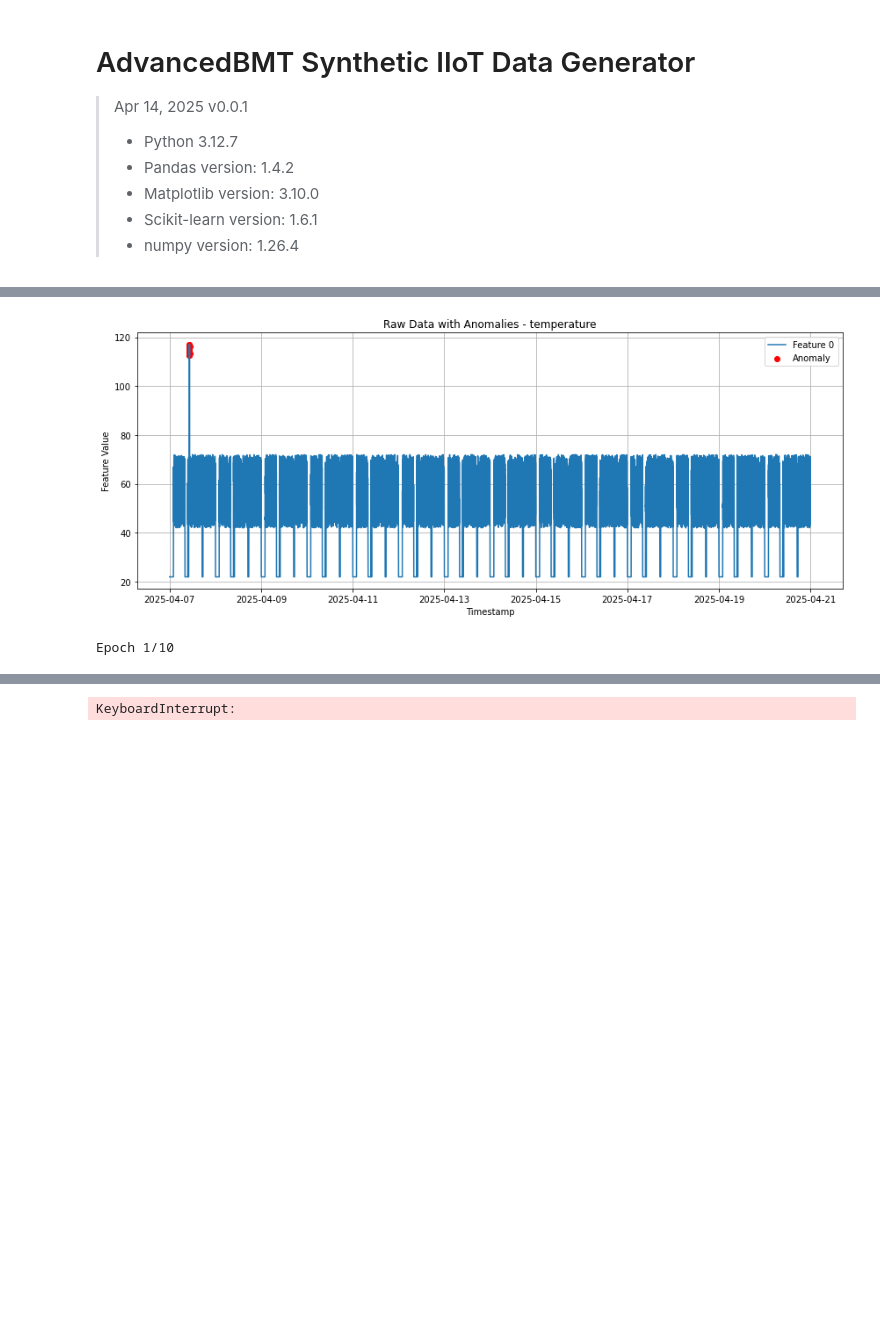
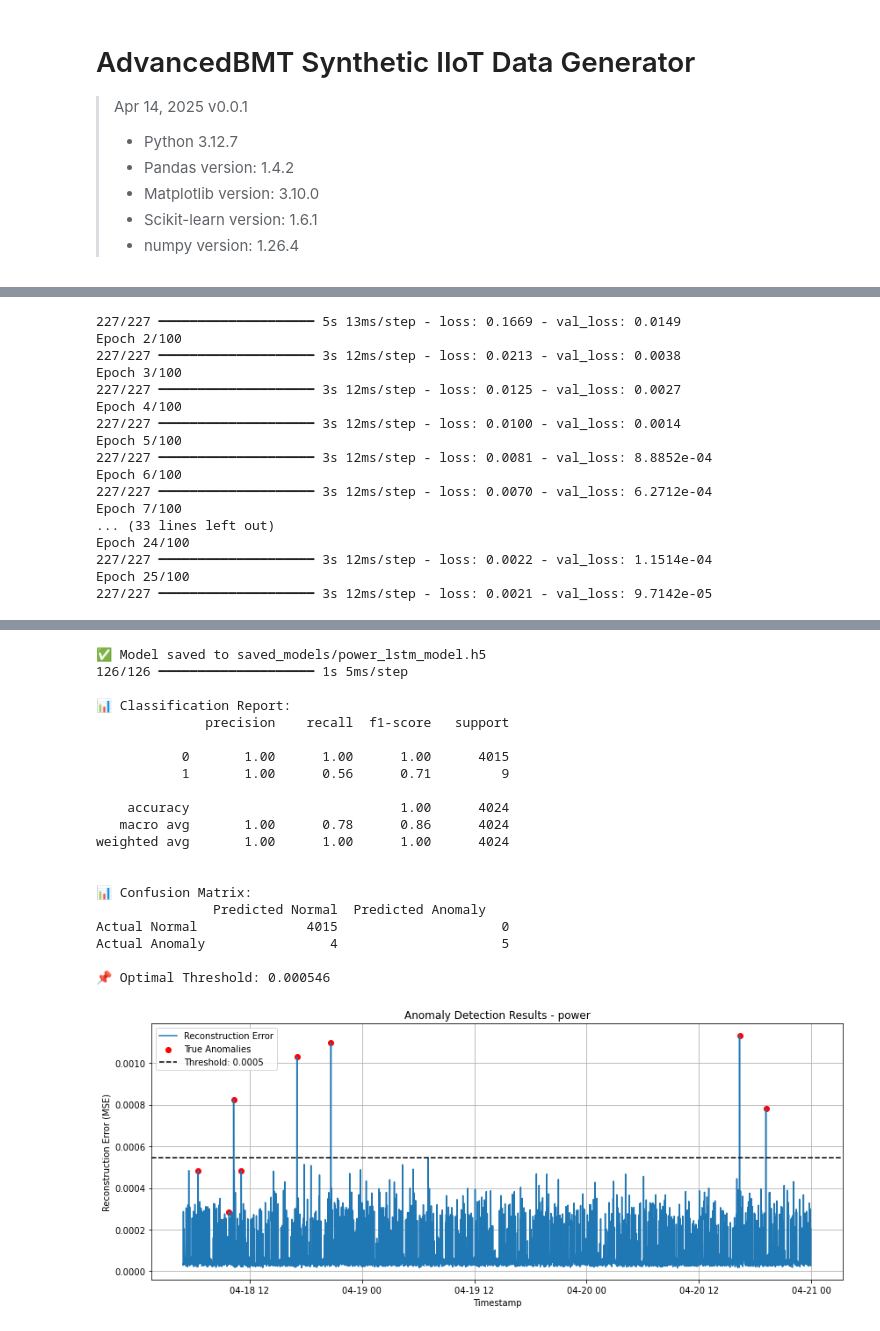
Before and after one commit to advancedbmt/anomaly-detection, a Jupyter notebook: test_cases/test_main.ipynb, the cells around one changed output, grey strips where cells are left out. Drawn from its saved outputs; the diff is of its cells as text; code cells hidden in the pictures; blank space fills up the shorter version.

```diff
--- a/test_cases/test_main.ipynb
+++ b/test_cases/test_main.ipynb
@@ -32,13 +32,16 @@ from tensorflow.keras.layers import LSTM, Dense, Dropout, TimeDistributed
 from tensorflow.keras.callbacks import EarlyStopping
 # %%
 # === CONFIG ===
-csv_path = "../test_csv/motor_temp_high.csv"
+csv_path = "../test_csv/motor_power_high.csv"
 sensors_to_test = ["temperature", "vibration", "rpm", "power"]
 window_size = 30
-epochs = 10
+epochs = 100
 batch_size = 64
 test_size = 0.2
 random_state = 42
+
+# Create folder to save models
+os.makedirs("saved_models", exist_ok=True)
 
 # === PROCESSING ===
 for sensor_name in sensors_to_test:
@@ -50,7 +53,6 @@ for sensor_name in sensors_to_test:
     if sensor_df["is_anomaly"].sum() == 0:
         print(f"⚠️ No anomalies in {sensor_name}")
         continue
-
 
     # Feature engineering
     le = LabelEncoder()
@@ -86,9 +88,14 @@ for sensor_name in sensors_to_test:
         epochs=epochs,
         batch_size=batch_size,
         validation_split=0.1,
-        callbacks=[EarlyStopping(patience=3)],
+        callbacks=[EarlyStopping(patience=3, restore_best_weights=True)],
         verbose=1
     )
+
+    # ✅ Save the model
+    model_path = f"saved_models/{sensor_name}_lstm_model.h5"
+    model.save(model_path)
+    print(f"✅ Model saved to {model_path}")
 
     # Predictions
     reconstructions = model.predict(X_test)
@@ -103,19 +110,15 @@ for sensor_name in sensors_to_test:
     # Results
     print("\n📊 Classification Report:")
     print(classification_report(y_test, y_pred))
-    print(f"Optimal Threshold: {best_threshold:.6f}")
 
-    # Confusion Matrix
+    # Text-based Confusion Matrix
+    print("\n📊 Confusion Matrix:")
     cm = confusion_matrix(y_test, y_pred)
-    plt.figure(figsize=(6, 5))
-    sns.heatmap(cm, annot=True, fmt='d', cmap='Blues',
-                xticklabels=['Normal', 'Anomaly'],
-                yticklabels=['Normal', 'Anomaly'])
-    plt.title(f"Confusion Matrix - {sensor_name}")
-    plt.ylabel('True Label')
-    plt.xlabel('Predicted Label')
-    plt.tight_layout()
-    plt.show()
+    print(f"               Predicted Normal  Predicted Anomaly")
+    print(f"Actual Normal      {cm[0,0]:>12}          {cm[0,1]:>12}")
+    print(f"Actual Anomaly     {cm[1,0]:>12}          {cm[1,1]:>12}")
+
+    print(f"\n📌 Optimal Threshold: {best_threshold:.6f}")
 
     # Simple visualization of results
     test_timestamps = sensor_df["timestamp"].iloc[-len(X_test):]
@@ -137,2 +150,17 @@ for sensor_name in sensors_to_test:
-[figure, old version]
-Epoch 1/10
+227/227 ━━━━━━━━━━━━━━━━━━━━ 5s 13ms/step - loss: 0.1669 - val_loss: 0.0149
+Epoch 2/100
+227/227 ━━━━━━━━━━━━━━━━━━━━ 3s 12ms/step - loss: 0.0213 - val_loss: 0.0038
+Epoch 3/100
+227/227 ━━━━━━━━━━━━━━━━━━━━ 3s 12ms/step - loss: 0.0125 - val_loss: 0.0027
+Epoch 4/100
+227/227 ━━━━━━━━━━━━━━━━━━━━ 3s 12ms/step - loss: 0.0100 - val_loss: 0.0014
+Epoch 5/100
+227/227 ━━━━━━━━━━━━━━━━━━━━ 3s 12ms/step - loss: 0.0081 - val_loss: 8.8852e-04
+Epoch 6/100
+227/227 ━━━━━━━━━━━━━━━━━━━━ 3s 12ms/step - loss: 0.0070 - val_loss: 6.2712e-04
+Epoch 7/100
+... (33 lines left out)
+Epoch 24/100
+227/227 ━━━━━━━━━━━━━━━━━━━━ 3s 12ms/step - loss: 0.0022 - val_loss: 1.1514e-04
+Epoch 25/100
+227/227 ━━━━━━━━━━━━━━━━━━━━ 3s 12ms/step - loss: 0.0021 - val_loss: 9.7142e-05
@@ -140 +168,21 @@ Epoch 1/10
-KeyboardInterrupt:
+✅ Model saved to saved_models/power_lstm_model.h5
+126/126 ━━━━━━━━━━━━━━━━━━━━ 1s 5ms/step
+
+📊 Classification Report:
+              precision    recall  f1-score   support
+
+           0       1.00      1.00      1.00      4015
+           1       1.00      0.56      0.71         9
+
+    accuracy                           1.00      4024
+   macro avg       1.00      0.78      0.86      4024
+weighted avg       1.00      1.00      1.00      4024
+
+
+📊 Confusion Matrix:
+               Predicted Normal  Predicted Anomaly
+Actual Normal              4015                     0
+Actual Anomaly                4                     5
+
+📌 Optimal Threshold: 0.000546
+[figure, new version]
```
Also changed, not shown: parts of 2 cells of this notebook, 1 other file.
